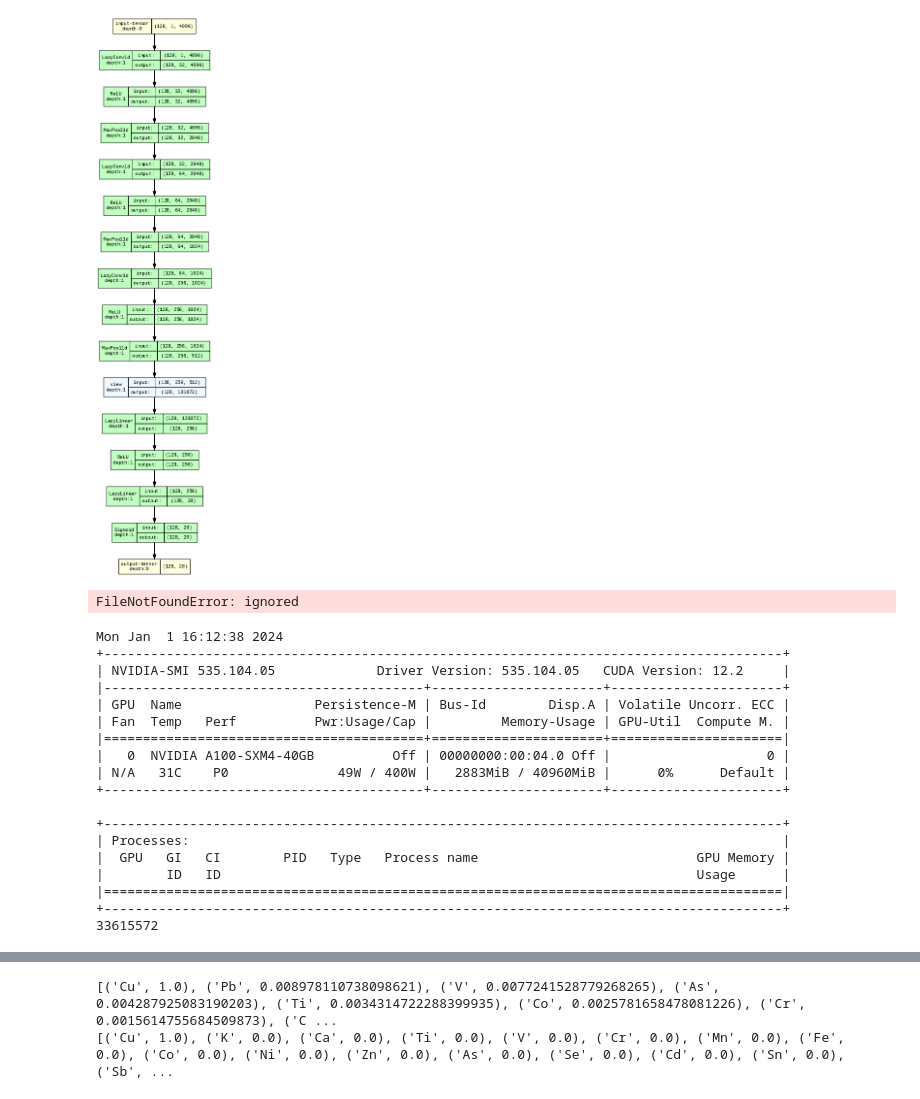
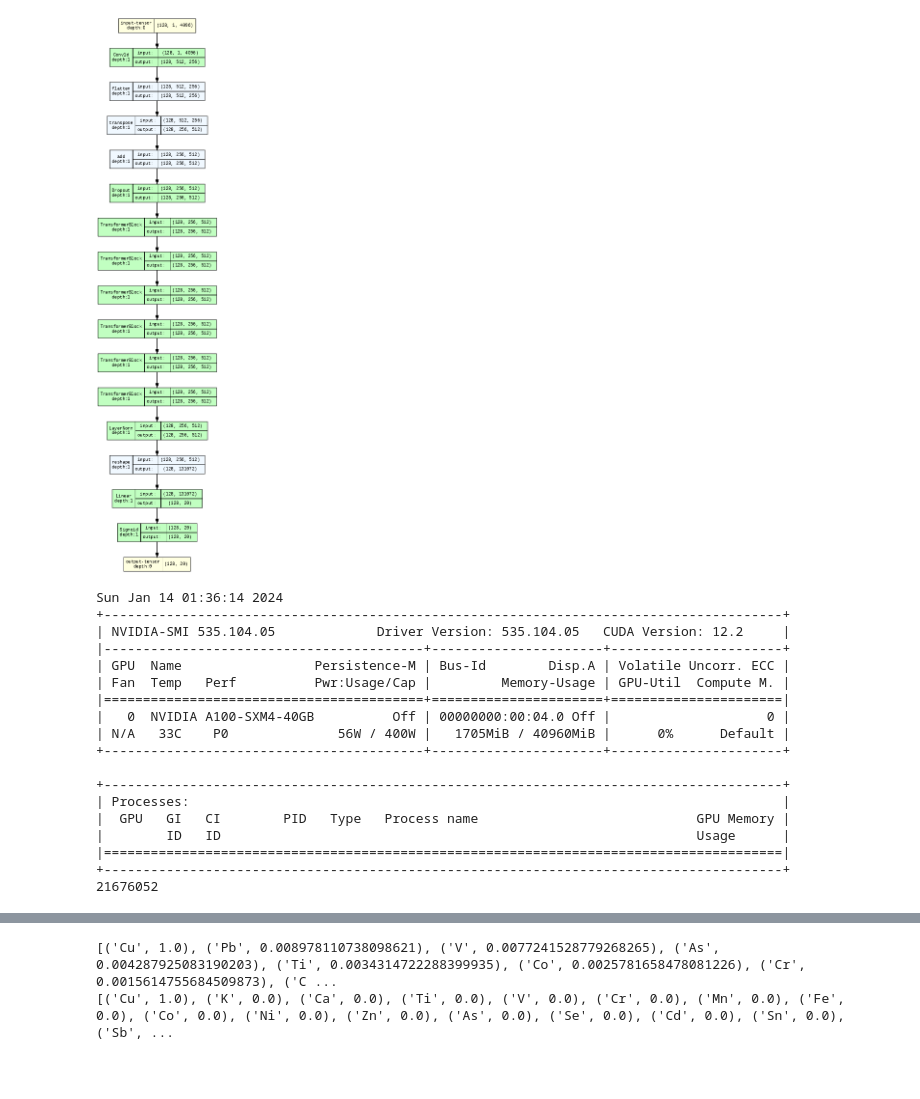
Before and after one commit to erzar0/1d-vit-for-classification-of-xrf-spectra, a Jupyter notebook: proof_of_concept.ipynb, the cells around one changed output, grey strips where cells are left out. Drawn from its saved outputs; the diff is of its cells as text; code cells hidden in the pictures; blank space fills up the shorter version.

```diff
--- a/proof_of_concept.ipynb
+++ b/proof_of_concept.ipynb
@@ -275,80 +278,44 @@ class TransformerBlock(nn.Module):
         self.feedforward = nn.Sequential(
             nn.Linear(embed_dim, hidden_dim),
             nn.GELU(),
             nn.Dropout(dropout_rate),
             nn.Linear(hidden_dim, embed_dim),
             nn.Dropout(dropout_rate)
         )
 
     def forward(self, x):
         global attention_weights
         attn_output, attn_weights = self.attention(*([self.norm1(x)] * 3), need_weights=True)
         attention_weights = attn_weights
         x = x + attn_output
         x = x + self.feedforward(self.norm2(x))
 
         return x
 
-class CNN1DClassifier(nn.Module):
-    def __init__(self, input_size, num_classes):
-        super(CNN1DClassifier, self).__init__()
-        self.conv1 = nn.LazyConv1d(32, kernel_size=3, stride=1, padding=1)
-        self.conv2 = nn.LazyConv1d(64, kernel_size=3, stride=1, padding=1)
-        self.conv3 = nn.LazyConv1d(128, kernel_size=3, stride=1, padding=1)
-        self.conv3 = nn.LazyConv1d(256, kernel_size=3, stride=1, padding=1)
-        self.relu = nn.ReLU()
-        self.pool = nn.MaxPool1d(kernel_size=2, stride=2)
-        self.fc1 = nn.LazyLinear(256)
-        self.fc2 = nn.LazyLinear(num_classes)
-        self.sigmoid = nn.Sigmoid()
-
-    def forward(self, x):
-        x = self.conv1(x)
-        x = self.relu(x)
-        x = self.pool(x)
-        x = self.conv2(x)
-        x = self.relu(x)
-        x = self.pool(x)
-        x = self.conv3(x)
-        x = self.relu(x)
-        x = self.pool(x)
-        x = x.view(x.size(0), -1)  # Flatten the input for the fully connected layer
-        x = self.fc1(x)
-        x = self.relu(x)
-        x = self.fc2(x)
-        x = self.sigmoid(x)
-        return x
-
-
-
-
 input_size = 4096
 patch_size = 16
-embed_dim = 16
+embed_dim = 512
 num_heads = 4
 num_classes = 20
 num_layers = 6
 hidden_dim = 4 * embed_dim
 dropout_rate = 0.1
 
-# model = VisionTransformer(input_size, patch_size, embed_dim, num_heads, num_classes, num_layers, hidden_dim, dropout_rate)
-model = CNN1DClassifier(4096, 20)
+model = VisionTransformer(input_size, patch_size, embed_dim, num_heads, num_classes, num_layers, hidden_dim, dropout_rate)
 
 graph = draw_graph(model, input_size=(128, 1, 4096), expand_nested=True, depth=1)
 graphviz.set_jupyter_format('png')
 graph.visual_graph
 # %% [output]
-[figure, old version]
+[figure, new version]
 # %%
 model.load_state_dict(torch.load("vit_equal_classes.pt", map_location=torch.device('cuda')))
-# %% [output]
-FileNotFoundError: ignored
 # %%
 !nvidia-smi
 pytorch_total_params = sum(p.numel() for p in model.parameters())
 print(pytorch_total_params)
 # %% [output]
-Mon Jan  1 16:12:38 2024
+Sun Jan 14 01:36:14 2024
 +---------------------------------------------------------------------------------------+
 | NVIDIA-SMI 535.104.05             Driver Version: 535.104.05   CUDA Version: 12.2     |
 |-----------------------------------------+----------------------+----------------------+
@@ -356,7 +323,7 @@ Mon Jan  1 16:12:38 2024
 | Fan  Temp   Perf          Pwr:Usage/Cap |         Memory-Usage | GPU-Util  Compute M. |
 |=========================================+======================+======================|
 |   0  NVIDIA A100-SXM4-40GB          Off | 00000000:00:04.0 Off |                    0 |
-| N/A   31C    P0              49W / 400W |   2883MiB / 40960MiB |      0%      Default |
+| N/A   33C    P0              56W / 400W |   1705MiB / 40960MiB |      0%      Default |
 +-----------------------------------------+----------------------+----------------------+
 
 +---------------------------------------------------------------------------------------+
@@ -365,7 +332,7 @@ Mon Jan  1 16:12:38 2024
 |        ID   ID                                                             Usage      |
 |=======================================================================================|
 +---------------------------------------------------------------------------------------+
-33615572
+21676052
 # %%
 artificial_data = [generate_training_data(element_lines, mu_max_err = 0.002, sigma_max_err = 0.05, mu_max_err_global=0.05, samples = 10000 ,  elements_per_sample = i, element_numbers = None) for i in range(1, 10)]
 # %%
```
Also changed, not shown: parts of 7 cells of this notebook.
